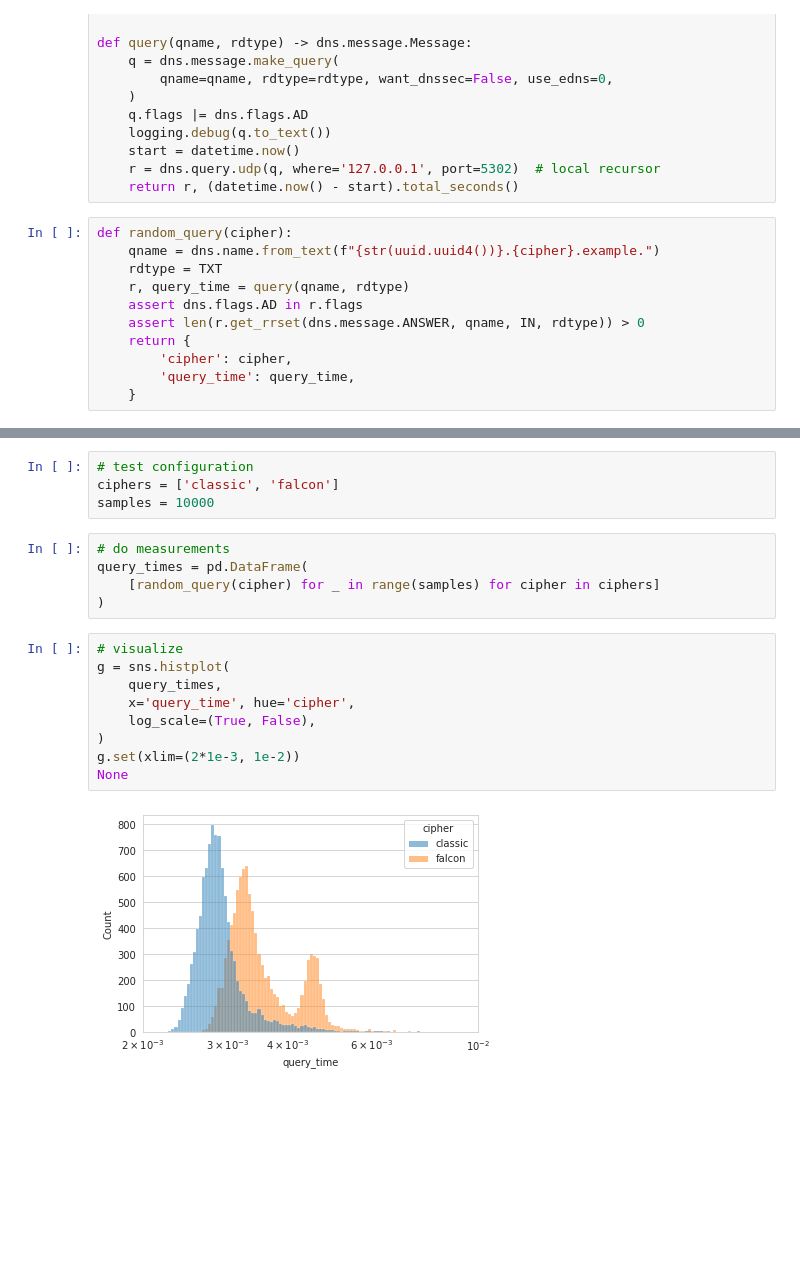
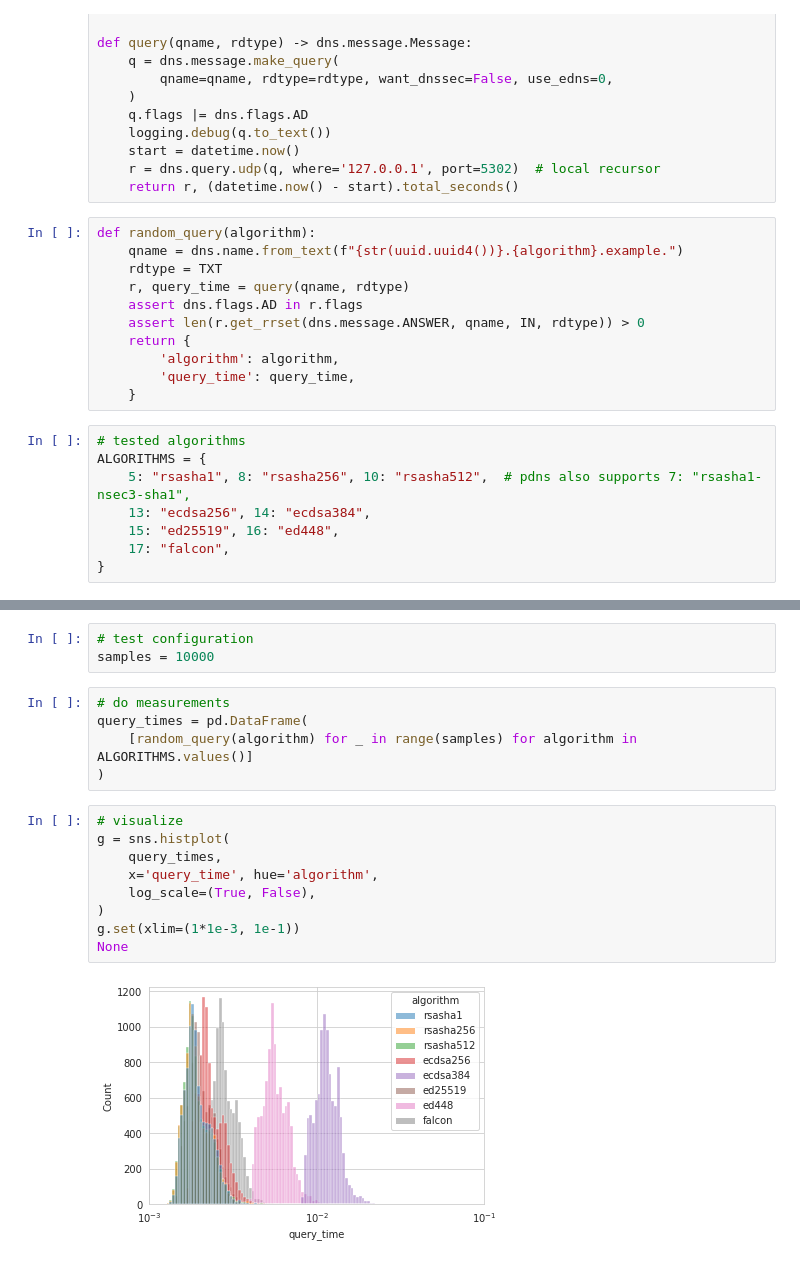
Before and after one commit to nils-wisiol/dns-falcon, a Jupyter notebook: Performance.ipynb, the cells around one changed output, grey strips where cells are left out. Saved outputs shown, nothing was run; the diff lists cells and outputs as text; blank space fills up the shorter version.

Commit message:
Performance analysis for RSA, ECDSA, ED, and FALCON

```diff
--- a/Performance.ipynb
+++ b/Performance.ipynb
@@ -27,15 +27,23 @@ def query(qname, rdtype) -> dns.message.Message:
     r = dns.query.udp(q, where='127.0.0.1', port=5302)  # local recursor
     return r, (datetime.now() - start).total_seconds()
 # %%
-def random_query(cipher):
-    qname = dns.name.from_text(f"{str(uuid.uuid4())}.{cipher}.example.")
+def random_query(algorithm):
+    qname = dns.name.from_text(f"{str(uuid.uuid4())}.{algorithm}.example.")
     rdtype = TXT
     r, query_time = query(qname, rdtype)
     assert dns.flags.AD in r.flags
     assert len(r.get_rrset(dns.message.ANSWER, qname, IN, rdtype)) > 0
     return {
-        'cipher': cipher,
+        'algorithm': algorithm,
         'query_time': query_time,
     }
+# %%
+# tested algorithms
+ALGORITHMS = {
+    5: "rsasha1", 8: "rsasha256", 10: "rsasha512",  # pdns also supports 7: "rsasha1-nsec3-sha1",
+    13: "ecdsa256", 14: "ecdsa384",
+    15: "ed25519", 16: "ed448",
+    17: "falcon",
+}
 # %%
 # warm up cache
@@ -46,20 +60,19 @@ random_query('classic'), random_query('falcon')
 # %%
 # test configuration
-ciphers = ['classic', 'falcon']
 samples = 10000
 # %%
 # do measurements
 query_times = pd.DataFrame(
-    [random_query(cipher) for _ in range(samples) for cipher in ciphers]
+    [random_query(algorithm) for _ in range(samples) for algorithm in ALGORITHMS.values()]
 )
 # %%
 # visualize
 g = sns.histplot(
     query_times,
-    x='query_time', hue='cipher',
+    x='query_time', hue='algorithm',
     log_scale=(True, False),
 )
-g.set(xlim=(2*1e-3, 1e-2))
+g.set(xlim=(1*1e-3, 1e-1))
 None
 # %% [output]
-[figure, old version]
+[figure, new version]
```
Also changed, not shown: parts of 2 cells of this notebook, 2 other files.
